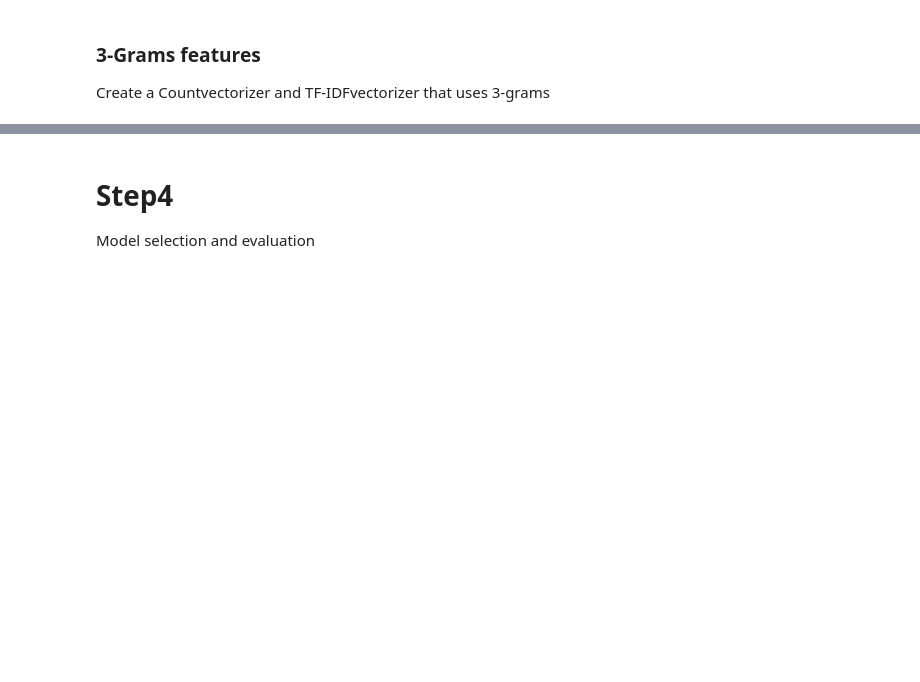
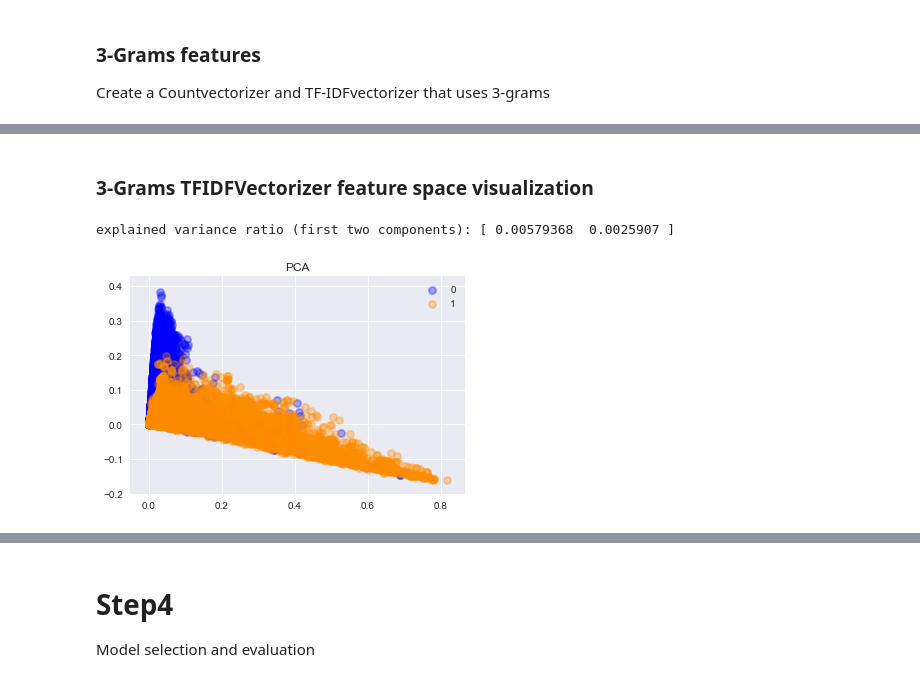
Before and after one commit to grananqvist/Machine-Learning-Web-Application-Firewall-and-Dataset, a Jupyter notebook: Data_analysis.ipynb, the cells around one changed output, grey strips where cells are left out. Cells and saved outputs as stored; diff of their text form; code cells hidden in the pictures; blank space fills up the shorter version.

```diff
--- a/Data_analysis.ipynb
+++ b/Data_analysis.ipynb
@@ -531,0 +586,9 @@ count_vectorizer_3grams = CountVectorizer(min_df=1, tokenizer=get3Grams)
+# %% [markdown]
+### 3-Grams TFIDFVectorizer feature space visualization
+# %%
+X = tfidf_vectorizer_3grams.fit_transform(payloads['payload'])
+Y = payloads['is_malicious']
+visualize_feature_space_by_projection(X,Y)
+# %% [output]
+explained variance ratio (first two components): [ 0.00579368  0.0025907 ]
+[figure, added]
```
Also changed, not shown: parts of 26 cells of this notebook, 1 other file.
